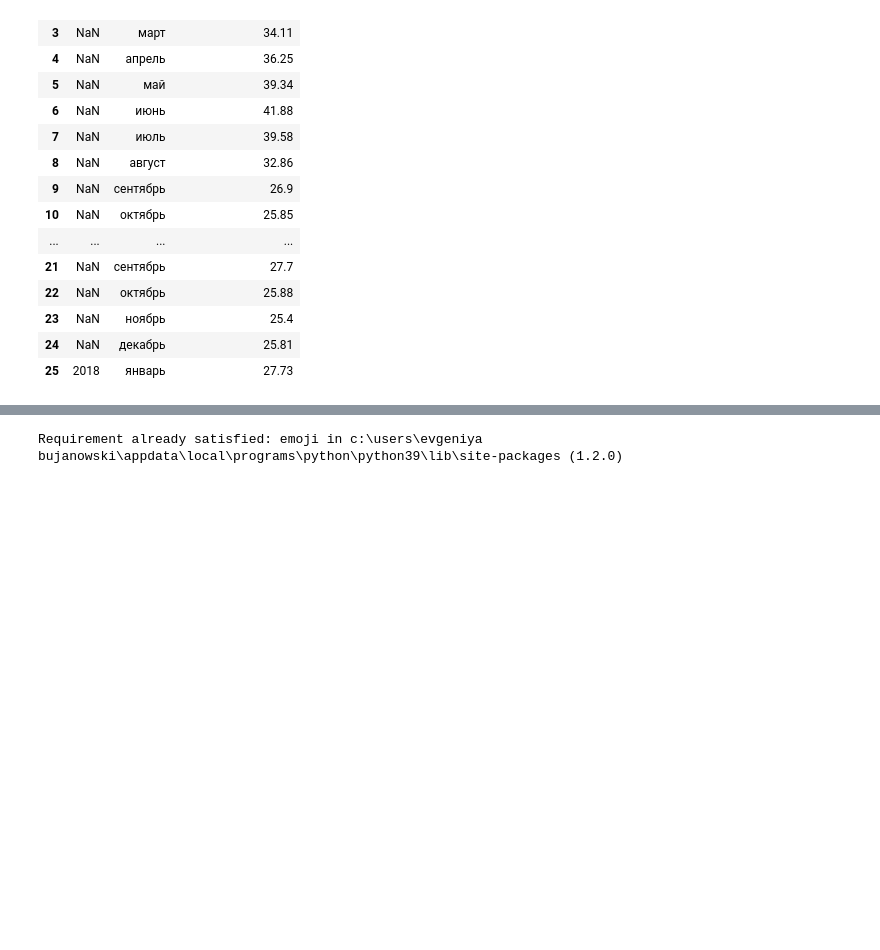
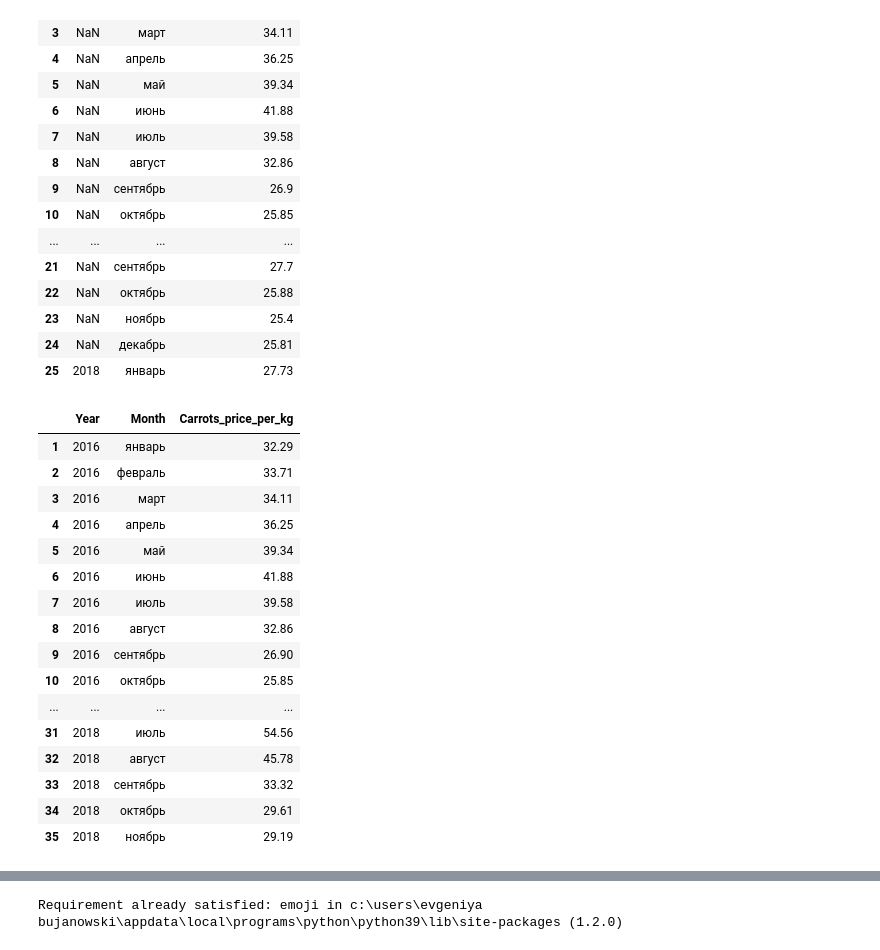
Before and after one commit to bujanowski/data-driven-project-3, a Jupyter notebook: Carrot content.ipynb, the cells around one changed output, grey strips where cells are left out. Saved outputs shown, nothing was run; the diff lists cells and outputs as text; code cells hidden in the pictures; blank space fills up the shorter version.

```diff
--- a/Carrot content.ipynb
+++ b/Carrot content.ipynb
@@ -111 +116,21 @@ df.head(25)
+# %%
+df.head(35)
+# %% [output]
+|  | Year | Month | Carrots_price_per_kg |
+| 1 | 2016 | январь | 32.29 |
+| 2 | 2016 | февраль | 33.71 |
+| 3 | 2016 | март | 34.11 |
+| 4 | 2016 | апрель | 36.25 |
+| 5 | 2016 | май | 39.34 |
+| 6 | 2016 | июнь | 41.88 |
+| 7 | 2016 | июль | 39.58 |
+| 8 | 2016 | август | 32.86 |
+| 9 | 2016 | сентябрь | 26.90 |
+| 10 | 2016 | октябрь | 25.85 |
+| ... | ... | ... | ... |
+| 31 | 2018 | июль | 54.56 |
+| 32 | 2018 | август | 45.78 |
+| 33 | 2018 | сентябрь | 33.32 |
+| 34 | 2018 | октябрь | 29.61 |
+| 35 | 2018 | ноябрь | 29.19 |
 # %%
```
Also changed, not shown: parts of 8 cells of this notebook.
